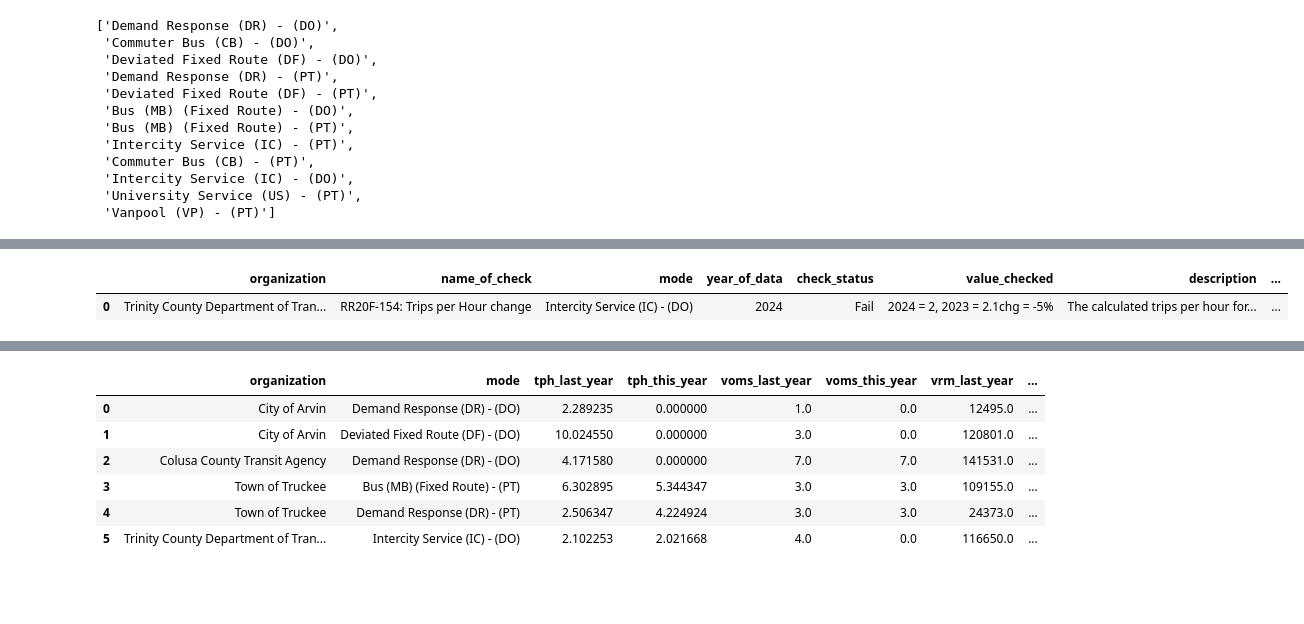
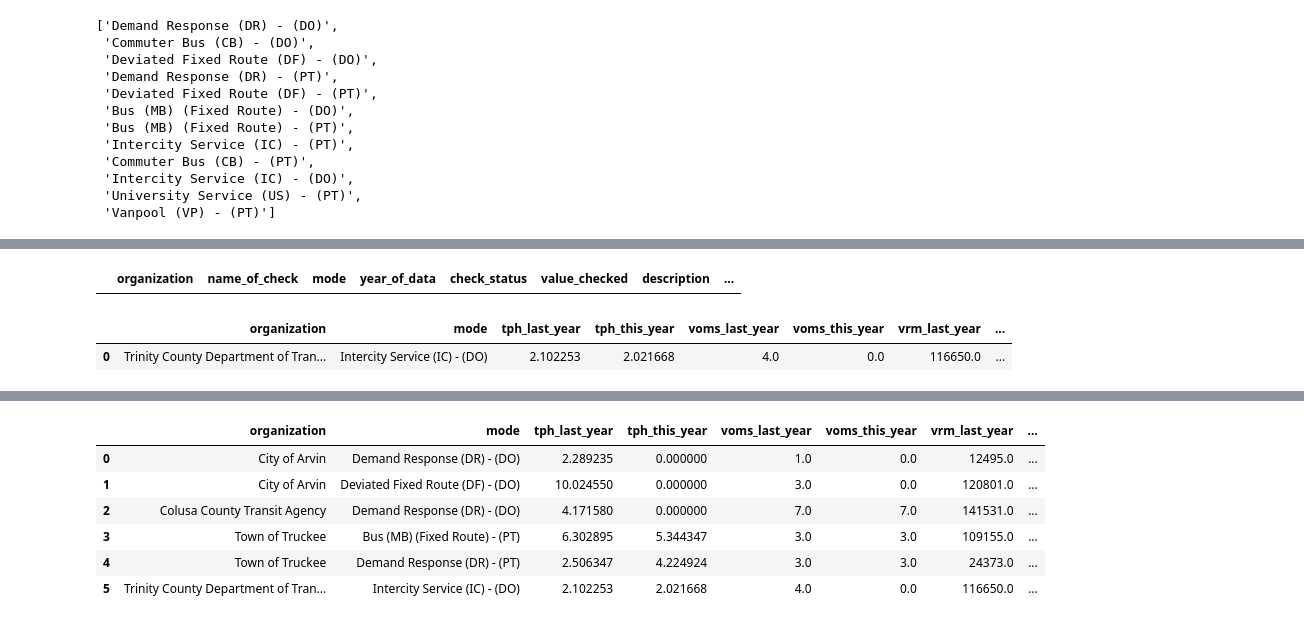
Before and after one commit to cal-itp/ntd-modernization, a Jupyter notebook: validation_tool/notebooks/ETL_inspect_API_data.ipynb, the cells around one changed output, grey strips where cells are left out. Cells and saved outputs as stored; diff of their text form; code cells hidden in the pictures; blank space fills up the shorter version.

```diff
--- a/validation_tool/notebooks/ETL_inspect_API_data.ipynb
+++ b/validation_tool/notebooks/ETL_inspect_API_data.ipynb
@@ -573,32 +637,55 @@ colusa_check_test
 # %%
 # check the error orgs to see which specific check is failing in the validation report.
 # or see which checks are still being produced
 
 trinity_check_test = (
     tbls.mart_ntd_validation.fct_ntd_rr20_service_checks()
     >> filter(_.organization == org_list[36],
               #_.name_of_check == "RR20F-143: Vehicle Revenue Miles (VRM) change from zero",
               #_.name_of_check == "RR20F-139: Fare Revenue Per Trip change",
-              _.name_of_check == "RR20F-154: Trips per Hour change",
+              #_.name_of_check == "RR20F-154: Trips per Hour change",
               #_.name_of_check == "RR20F-179: Missing Service Data check",
               #_.name_of_check == "RR20F-139: Vehicle Revenue Miles (VRM) % change",
               #_.name_of_check == "RR20F-139: Revenue Speed change",
               #_.name_of_check == "RR20F-005: Cost per Hour change",
-              #_.name_of_check == "RR20F-171: Vehicles of Maximum Service (VOMS) change",
+              _.name_of_check == "RR20F-171: Vehicles of Maximum Service (VOMS) change",
               #_.name_of_check == "RR20F-146: Miles per Vehicle change",
+              #_.mode == "Demand Response (DR) - (DO)",
+              #_.mode == "Commuter Bus (CB) - (DO)",
+              #_.mode == "Deviated Fixed Route (DF) - (DO)",
+              #_.mode == "Demand Response (DR) - (PT)",
+              #_.mode == "Deviated Fixed Route (DF) - (PT)",
+              #_.mode == "Bus (MB) (Fixed Route) - (DO)",
+              #_.mode == "Bus (MB) (Fixed Route) - (PT)",
+              #_.mode == "Intercity Service (IC) - (PT)",
+              #_.mode == "Commuter Bus (CB) - (PT)",
+              #_.mode == "Intercity Service (IC) - (DO)",
+              _.mode == "University Service (US) - (PT)",
+              #_.mode == "Vanpool (VP) - (PT)",
              )
 
     >> collect()
 )
 
-trinity_check_test
+trinity_int_check = (
+    tbls.staging.int_ntd_rr20_service_3ratios_wide()
+    >> filter(_.organization == org_list[36])
+    >> collect()
+)
+
+display(
+    trinity_check_test,
 # failed at:
 # RR20F-171: Vehicles of Maximum Service (VOMS) change
+    # mode: Intercity Service (IC) - (DO)
 
 # need to check the `int_ntd_rr20_service_3ratios_wide` for to see what values they have
+    trinity_int_check[keep_cols]
+)
 # %% [output]
 |  | organization | name_of_check | mode | year_of_data | check_status | value_checked | description | ... |
-| 0 | Trinity County Department of Tran... | RR20F-154: Trips per Hour change | Intercity Service (IC) - (DO) | 2024 | Fail | 2024 = 2, 2023 = 2.1chg = -5% | The calculated trips per hour for... | ... |
+|  | organization | mode | tph_last_year | tph_this_year | voms_last_year | voms_this_year | vrm_last_year | ... |
+| 0 | Trinity County Department of Tran... | Intercity Service (IC) - (DO) | 2.102253 | 2.021668 | 4.0 | 0.0 | 116650.0 | ... |
 # %%
 # What does a good check look like?
 check_list = [
```
Also changed, not shown: parts of 5 cells of this notebook.
